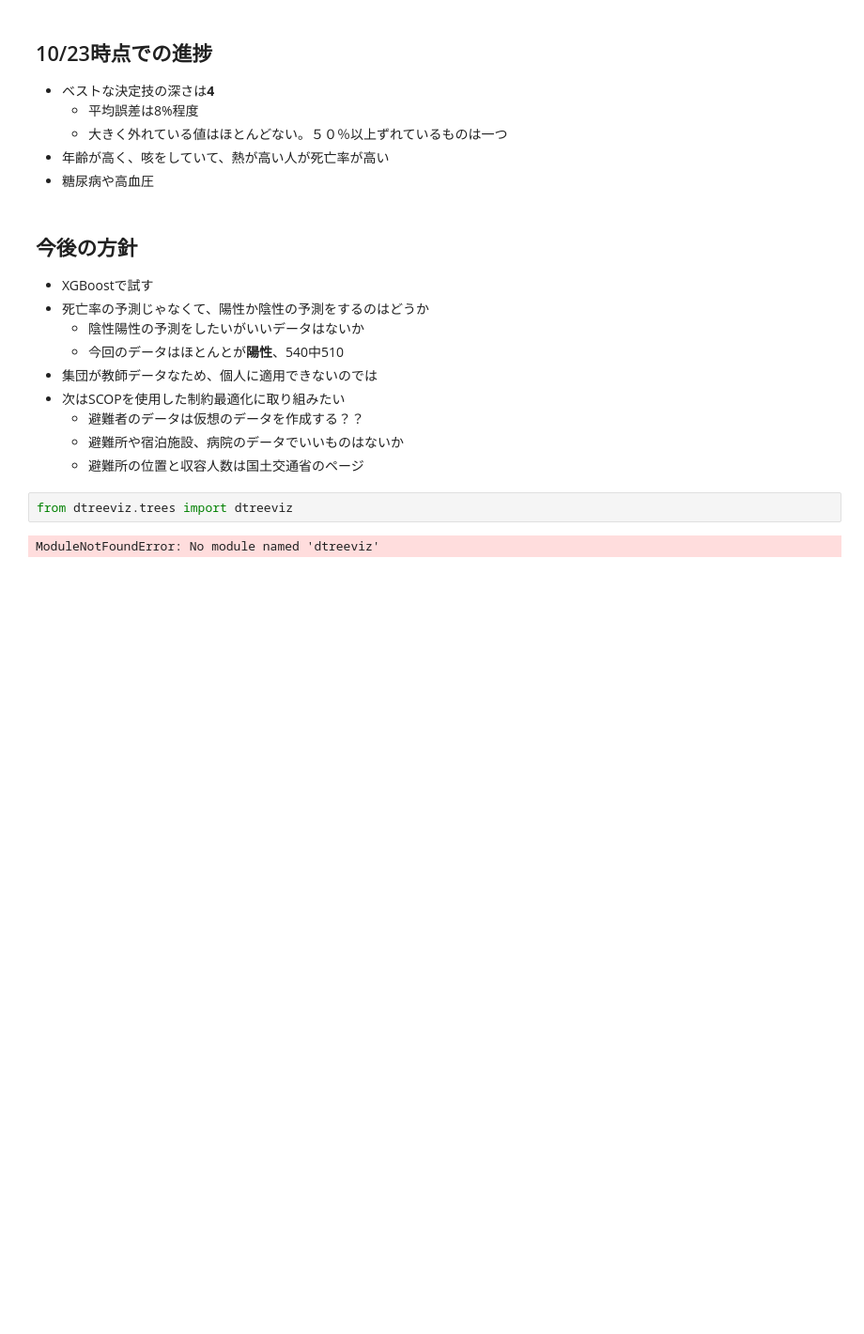
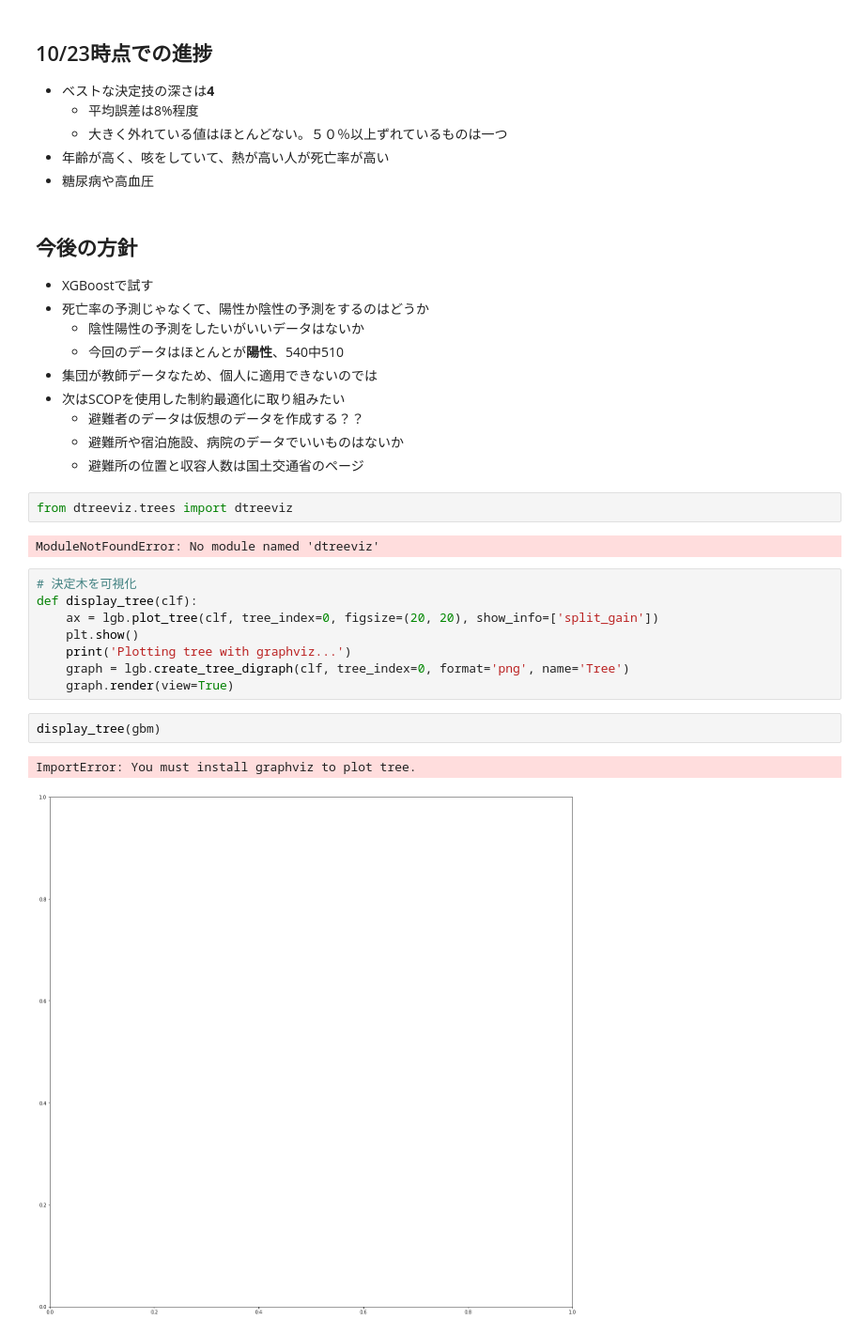
Before and after one commit to Natsuki0928/senior_project, a Jupyter notebook: lightGBM_covid19.ipynb, the cells around one changed output. Shown: that part at 94% size. Drawn from its saved outputs; the diff is of its cells as text; blank space fills up the shorter version.

```diff
--- a/lightGBM_covid19.ipynb
+++ b/lightGBM_covid19.ipynb
@@ -216,3 +216,16 @@ plt.grid(True)
 from dtreeviz.trees import dtreeviz
 # %% [output]
 ModuleNotFoundError: No module named 'dtreeviz'
+# %%
+# 決定木を可視化
+def display_tree(clf):
+    ax = lgb.plot_tree(clf, tree_index=0, figsize=(20, 20), show_info=['split_gain'])
+    plt.show()
+    print('Plotting tree with graphviz...')
+    graph = lgb.create_tree_digraph(clf, tree_index=0, format='png', name='Tree')
+    graph.render(view=True)
+# %%
+display_tree(gbm)
+# %% [output]
+ImportError: You must install graphviz to plot tree.
+[figure, added]
```
